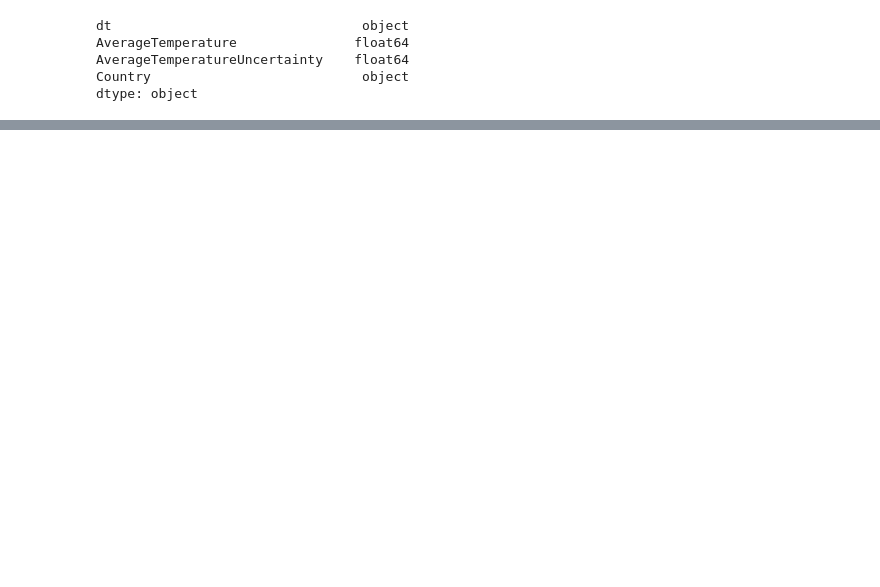
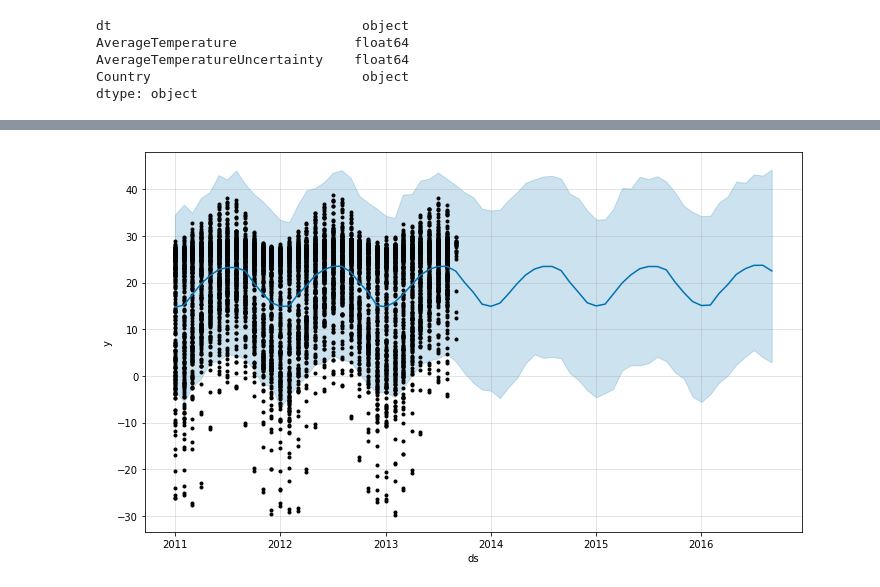
Before and after one commit to wsaldana/DataScienceLab2, a Jupyter notebook: lab2.ipynb, the cells around one changed output, grey strips where cells are left out. Cells and saved outputs as stored; diff of their text form; code cells hidden in the pictures; blank space fills up the shorter version.

```diff
--- a/lab2.ipynb
+++ b/lab2.ipynb
@@ -427,0 +428,2 @@ fechas_futuras.tail()
+# %%
+prediccion = model2.predict(fechas_futuras)
@@ -427,0 +439,5 @@ fechas_futuras.tail()
+# %%
+model2.plot(prediccion,
+               uncertainty=True);
+# %% [output]
+[figure, added]
```
Also changed, not shown: parts of 32 cells of this notebook.
